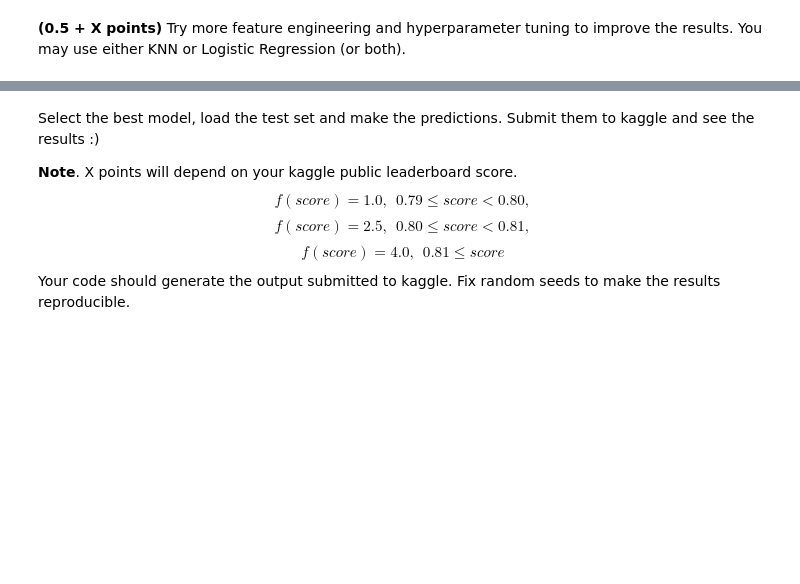
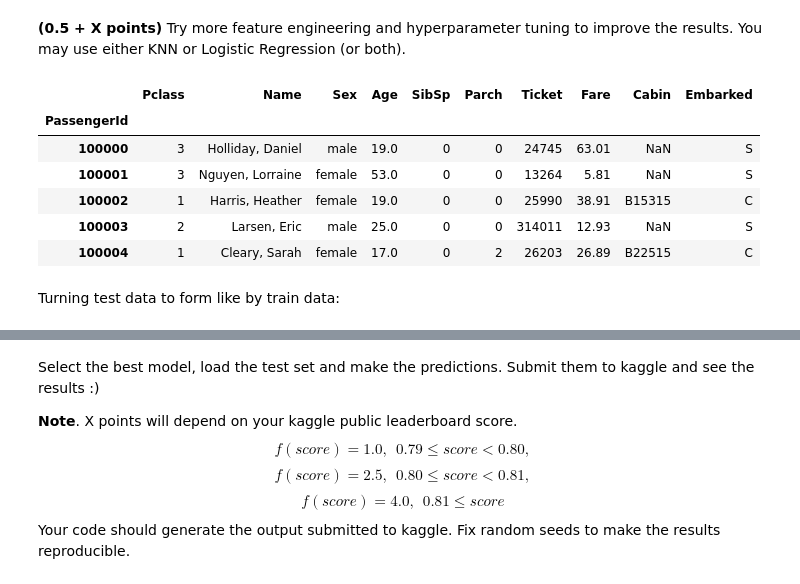
Before and after one commit to WioWio/ML-intro-Wio-2, a Jupyter notebook: hw_classification.ipynb, the cells around one changed output, grey strips where cells are left out. Saved outputs shown, nothing was run; the diff lists cells and outputs as text; code cells hidden in the pictures; blank space fills up the shorter version.

```diff
--- a/hw_classification.ipynb
+++ b/hw_classification.ipynb
@@ -774,0 +895,14 @@ Now the Relatives feature shows a little bigger corr coefficient.
+# %%
+test_data = pd.read_csv(os.path.join(PATH, 'titanic', 'test.csv')).set_index('PassengerId')
+# %%
+test_data.head()
+# %% [output]
+|  | Pclass | Name | Sex | Age | SibSp | Parch | Ticket | Fare | Cabin | Embarked |
+| PassengerId |  |  |  |  |  |  |  |  |  |  |
+| 100000 | 3 | Holliday, Daniel | male | 19.0 | 0 | 0 | 24745 | 63.01 | NaN | S |
+| 100001 | 3 | Nguyen, Lorraine | female | 53.0 | 0 | 0 | 13264 | 5.81 | NaN | S |
+| 100002 | 1 | Harris, Heather | female | 19.0 | 0 | 0 | 25990 | 38.91 | B15315 | C |
+| 100003 | 2 | Larsen, Eric | male | 25.0 | 0 | 0 | 314011 | 12.93 | NaN | S |
+| 100004 | 1 | Cleary, Sarah | female | 17.0 | 0 | 2 | 26203 | 26.89 | B22515 | C |
+# %% [markdown]
+Turning test data to form like by train data:
```
Also changed, not shown: parts of 37 cells of this notebook.
